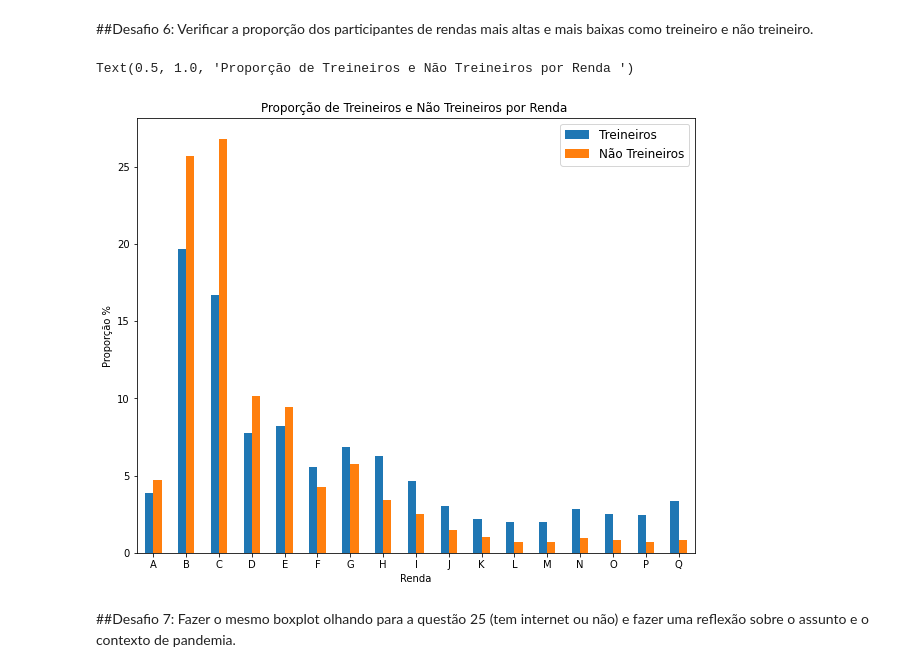
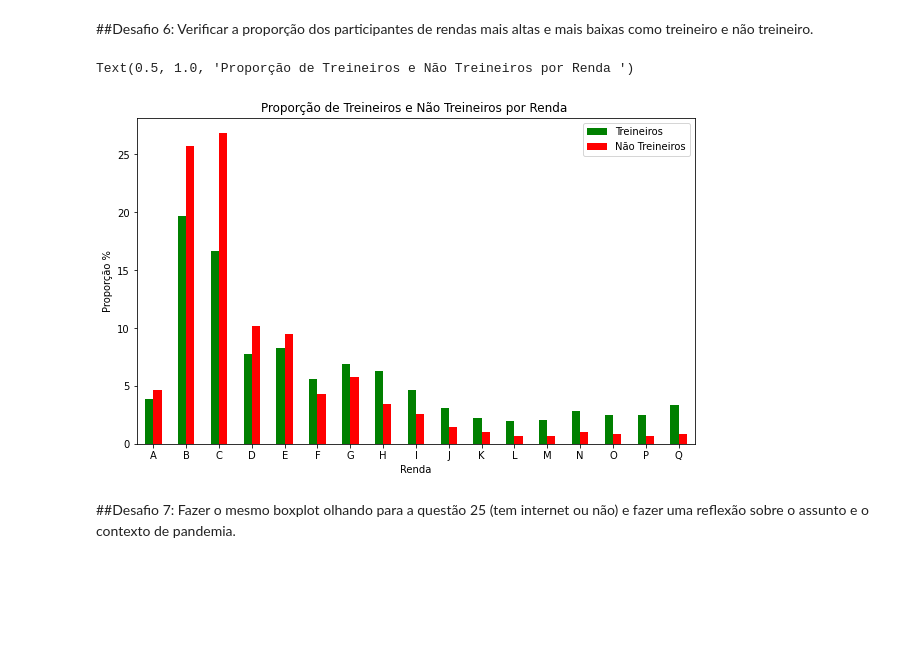
Before and after one commit to victorsantanaa/imersaoDadosAlura, a Jupyter notebook: Desafios_Aula_02.ipynb, the cells around one changed output. Cells and saved outputs as stored; diff of their text form; code cells hidden in the pictures; blank space fills up the shorter version.

```diff
--- a/Desafios_Aula_02.ipynb
+++ b/Desafios_Aula_02.ipynb
@@ -204,22 +204,20 @@ T
 # %% [markdown]
 ##Desafio 6: Verificar a proporção dos participantes de rendas mais altas e mais baixas como treineiro e não treineiro.
 # %%
-# Desafio 6
+alunos_nao_treineiros = dados.query("IN_TREINEIRO == 0")["Q006"].value_counts(normalize = True).sort_index() * 100
+alunos_treineiros = dados.query("IN_TREINEIRO == 1")["Q006"].value_counts(normalize = True).sort_index() * 100
 
-renda_alunos_nao_treineiros = dados.query("IN_TREINEIRO == 0")["Q006"].value_counts(normalize = True).sort_index() * 100
-renda_alunos_treineiros = dados.query("IN_TREINEIRO == 1")["Q006"].value_counts(normalize = True).sort_index() * 100
-
-dados_renda_treineiros = pd.DataFrame({
-    'treineiros': renda_alunos_treineiros,
-    'não treineiros': renda_alunos_nao_treineiros
+dados_renda = pd.DataFrame({
+    'treineiros': alunos_treineiros,
+    'não treineiros': alunos_nao_treineiros
     })
 
-dados_renda_treineiros.plot.bar(xlabel = "Renda", ylabel = "Proporção %", rot = 0, figsize = (10,8))
-plt.legend(["Treineiros", "Não Treineiros"], fontsize = "large")
+dados_renda.plot.bar(xlabel = "Renda", ylabel = "Proporção %", rot = 0, figsize = (10,6), color = ['green', 'red'])
+plt.legend(["Treineiros", "Não Treineiros"])
 plt.title("Proporção de Treineiros e Não Treineiros por Renda ")
 # %% [output]
 Text(0.5, 1.0, 'Proporção de Treineiros e Não Treineiros por Renda ')
-[figure, old version]
+[figure, new version]
 # %% [markdown]
 ##Desafio 7: Fazer o mesmo boxplot olhando para a questão 25 (tem internet ou não) e fazer uma reflexão sobre o assunto e o contexto de pandemia.
 # %%
```
Also changed, not shown: parts of 10 cells of this notebook.
